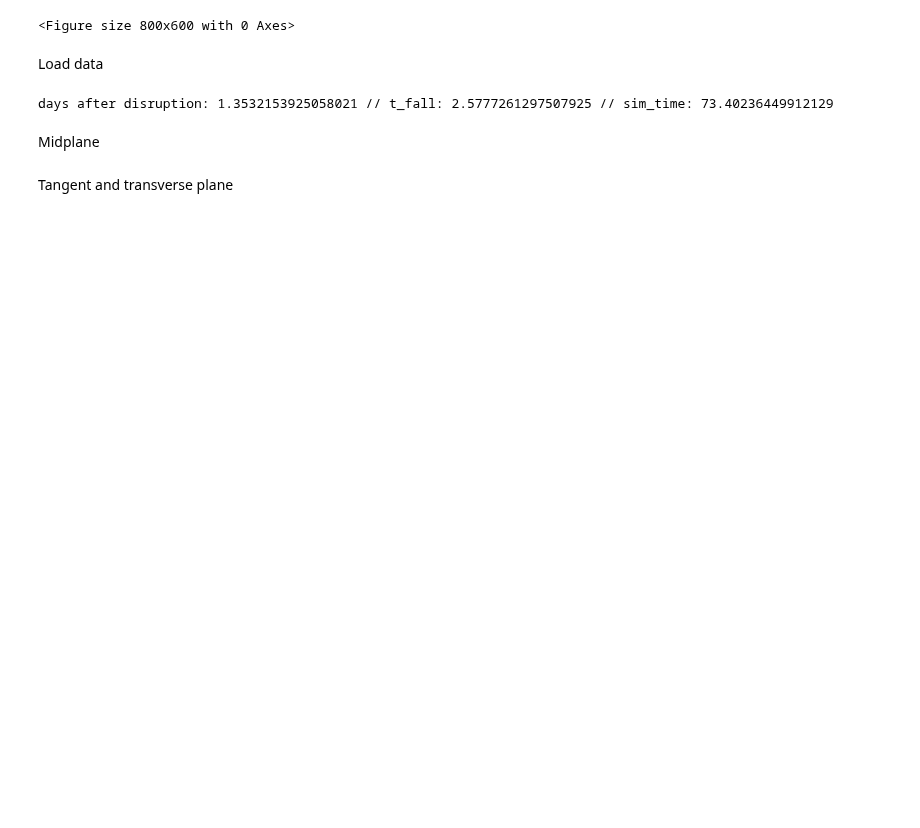
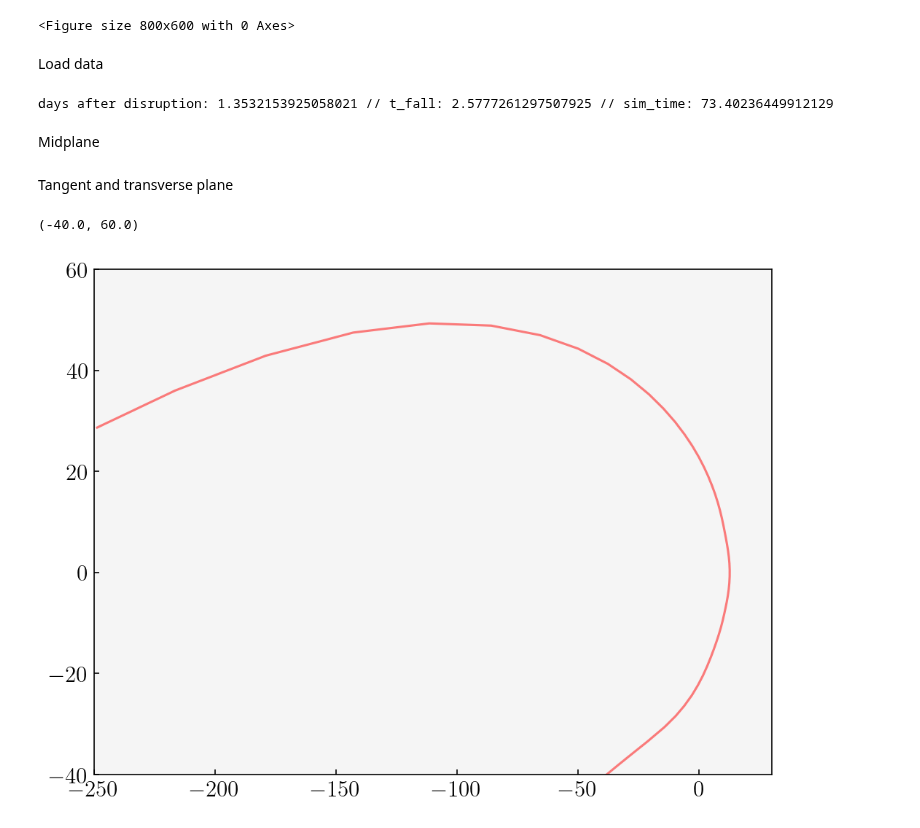
Before and after one commit to rich-tde/tde_wind, a Jupyter notebook: plot_convergence.ipynb, the cells around one changed output. Drawn from its saved outputs; the diff is of its cells as text; code cells hidden in the pictures; blank space fills up the shorter version.

```diff
--- a/plot_convergence.ipynb
+++ b/plot_convergence.ipynb
@@ -123,11 +120,23 @@ theta_params = [-theta_lim, theta_lim, step]
 theta_arr = np.arange(*theta_params)
 
 #r_orbit = orb.keplerian_orbit(theta_arr, apo, a = Rp, ecc = 0.972)
-_, r_orbit = orb.find_maximum(X_midplane, Y_midplane, dim_midplane, Den_midplane, theta_params, Rt)
-x_orbit, y_orbit = from_cylindric(theta_arr, r_orbit)
-
-_, r_orbit1 = orb.find_maximum(X_midplane1, Y_midplane1, dim_midplane1, Den_midplane1, theta_params, Rt)
-x_orbit1, y_orbit1 = from_cylindric(theta_arr, r_orbit1)
-
-_, r_orbit2 = orb.find_maximum(X_midplane2, Y_midplane2, dim_midplane2, Den_midplane2, theta_params, Rt)
-x_orbit2, y_orbit2 = from_cylindric(theta_arr, r_orbit2)
+_, x_orbit, y_orbit = orb.find_maximum(X_midplane, Y_midplane, dim_midplane, Den_midplane, theta_params, Rt)
+# _, x_orbit1, y_orbit1 = orb.find_maximum(X_midplane1, Y_midplane1, dim_midplane1, Den_midplane1, theta_params, Rt)
+# _, x_orbit2, y_orbit2 = orb.find_maximum(X_midplane2, Y_midplane2, dim_midplane2, Den_midplane2, theta_params, Rt)
+# %%
+# Just one projection
+vmaxrho = 5e-8
+vminrho = 1/3 * vmaxrho - 1e-8 # -1 to see the lower values
+tg_vectors = np.zeros((len(theta_arr), 2))
+for idx in range(len(theta_arr)):
+    theta_chosen = theta_arr[idx]
+    x_chosen, y_chosen = x_orbit[idx], y_orbit[idx]
+    tg, x_smh, y_smh = sec.tangent_versor(x_orbit, y_orbit, idx, orbit=True)
+    tg_vectors[idx][0], tg_vectors[idx][1] = tg[0], tg[1]
+#plt.quiver(x_smh[1:-6], y_smh[1:-6], tg_vectors[1:-6,0], tg_vectors[1:-6,1], color = 'k',  width = 1.5e-3, scale_units = 'xy')
+plt.plot(x_smh[1:-6], y_smh[1:-6], c = 'r', alpha = 0.5)
+plt.xlim(-250,30)
+plt.ylim(-40,60)
+# %% [output]
+(-40.0, 60.0)
+[figure, added]
```
Also changed, not shown: parts of 8 cells of this notebook, 9 other files.
